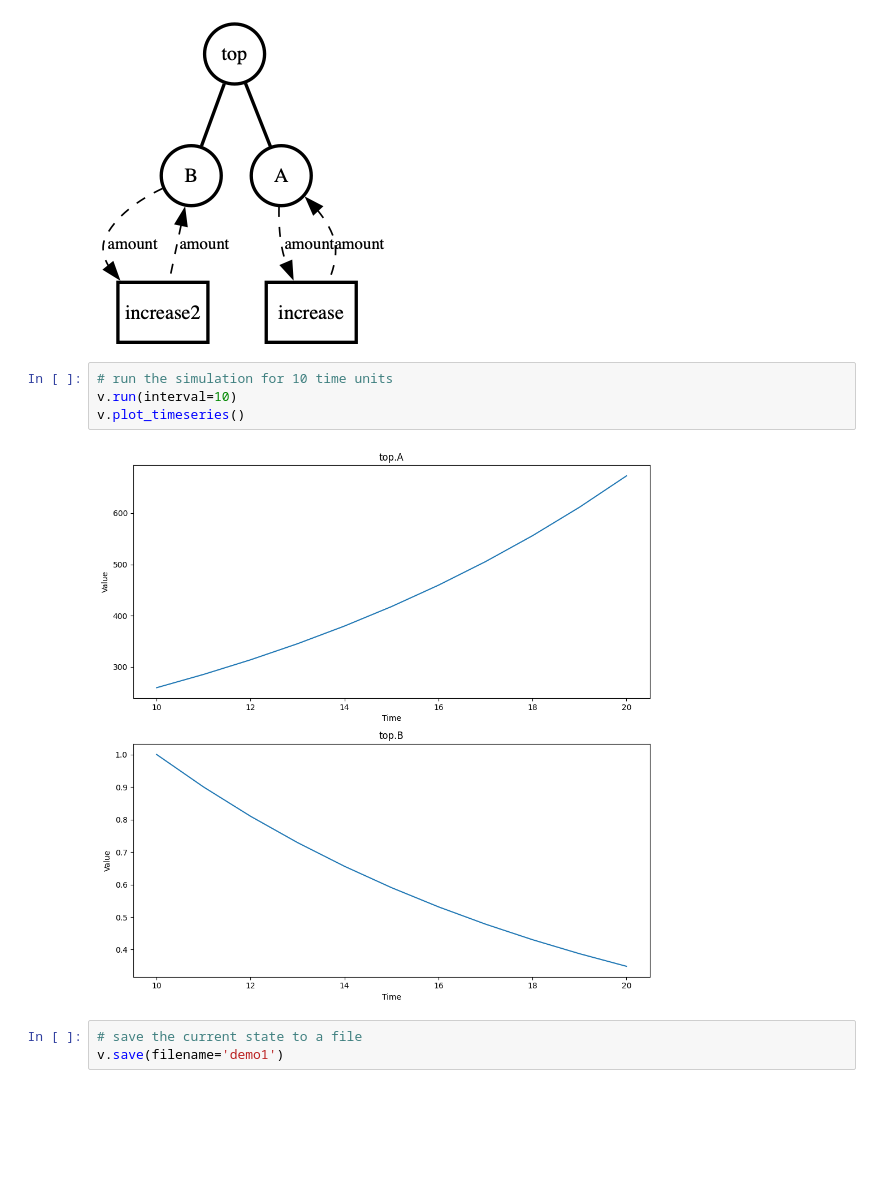
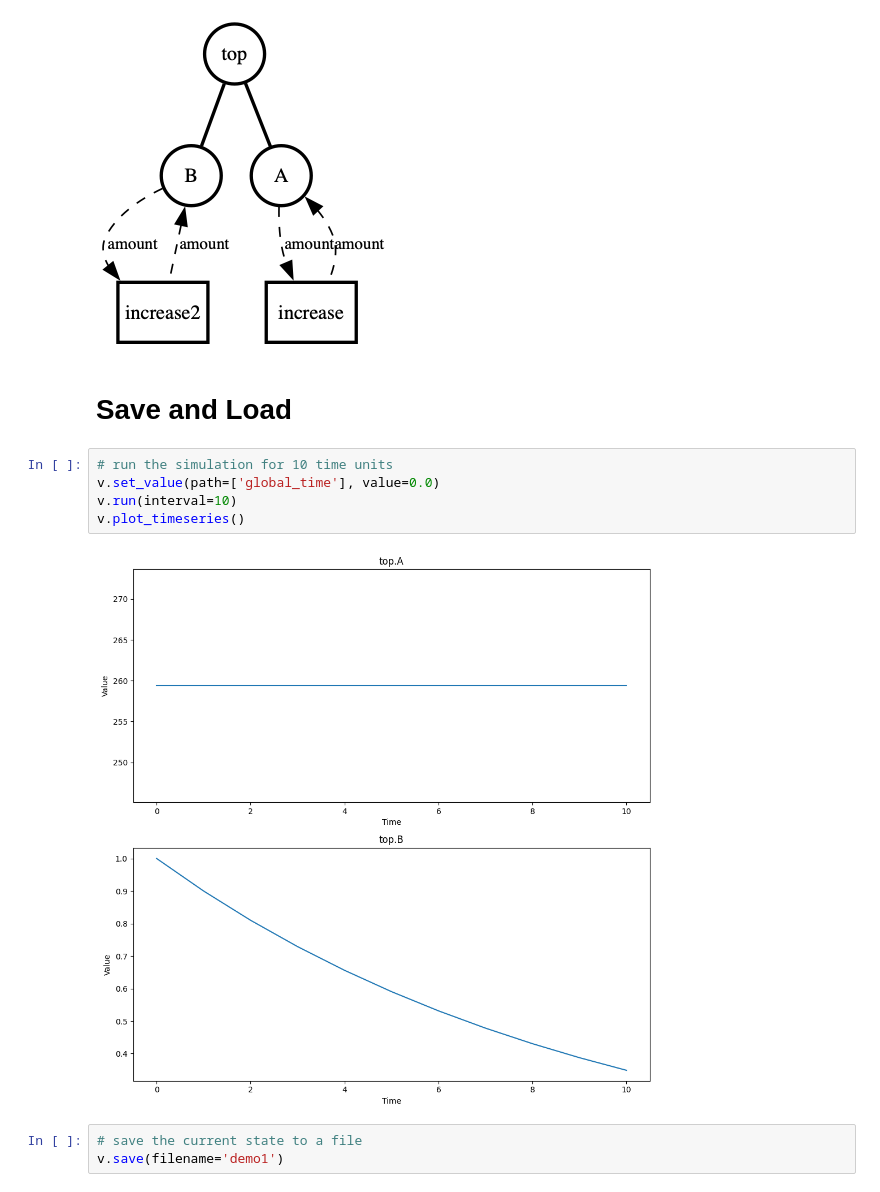
Before and after one commit to vivarium-collective/vivarium-interface, a Jupyter notebook: notebooks/demo.ipynb, the cells around one changed output. Drawn from its saved outputs; the diff is of its cells as text; blank space fills up the shorter version.

Commit message:
test load vivarium

```diff
--- a/notebooks/demo.ipynb
+++ b/notebooks/demo.ipynb
@@ -157,12 +157,15 @@ v.add_process(name='increase2',
 v.diagram(dpi='120')
 # %% [output]
 [figure]
+# %% [markdown]
+# Save and Load
 # %%
 # run the simulation for 10 time units
+v.set_value(path=['global_time'], value=0.0)
 v.run(interval=10)
 v.plot_timeseries()
 # %% [output]
-[figure, old version]
+[figure, new version]
 # %%
 # save the current state to a file
 v.save(filename='demo1')
```
Also changed, not shown: parts of 3 cells of this notebook, 1 other file.
